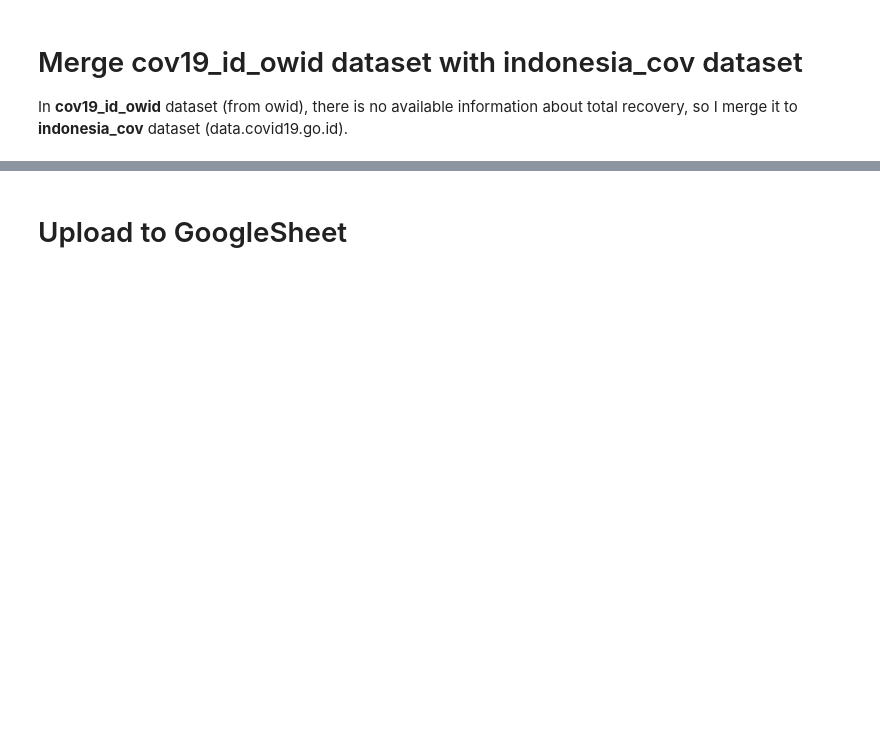
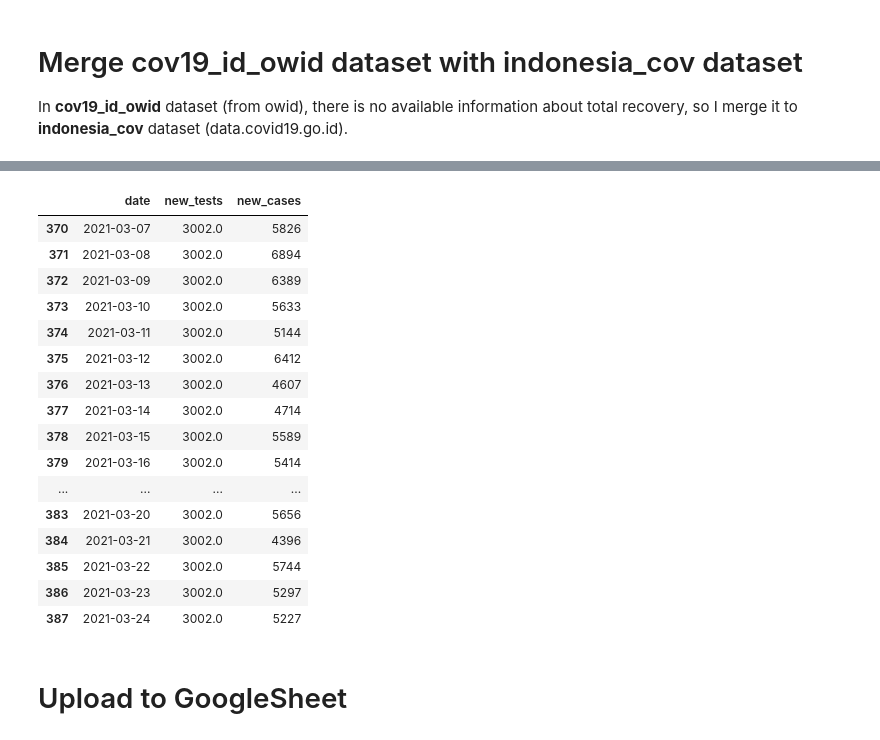
Before and after one commit to Danish-1311/Covid19-Report-Indonesia, a Jupyter notebook: Syntax/Covid19_Indonesia_Complete_Version.ipynb, the cells around one changed output, grey strips where cells are left out. Saved outputs shown, nothing was run; the diff lists cells and outputs as text; code cells hidden in the pictures; blank space fills up the shorter version.

```diff
--- a/Syntax/Covid19_Indonesia_Complete_Version.ipynb
+++ b/Syntax/Covid19_Indonesia_Complete_Version.ipynb
@@ -225,0 +267,27 @@ covid19_indonesia.tail()
+# %%
+#fix the new_tests column part 1
+fix_test1 = ((covid19_indonesia['new_tests'] <= covid19_indonesia['new_cases']) &
+        (covid19_indonesia['date'] <= pd.to_datetime('2020-04-01').date()))
+# %%
+covid19_indonesia.loc[fix_test1, 'new_tests'] = covid19_indonesia['new_cases']
+# %%
+#fix the new_tests column part 2
+covid19_indonesia[covid19_indonesia['new_tests'] < covid19_indonesia['new_cases']][['date', 'new_tests', 'new_cases']]
+# %% [output]
+|  | date | new_tests | new_cases |
+| 370 | 2021-03-07 | 3002.0 | 5826 |
+| 371 | 2021-03-08 | 3002.0 | 6894 |
+| 372 | 2021-03-09 | 3002.0 | 6389 |
+| 373 | 2021-03-10 | 3002.0 | 5633 |
+| 374 | 2021-03-11 | 3002.0 | 5144 |
+| 375 | 2021-03-12 | 3002.0 | 6412 |
+| 376 | 2021-03-13 | 3002.0 | 4607 |
+| 377 | 2021-03-14 | 3002.0 | 4714 |
+| 378 | 2021-03-15 | 3002.0 | 5589 |
+| 379 | 2021-03-16 | 3002.0 | 5414 |
+| ... | ... | ... | ... |
+| 383 | 2021-03-20 | 3002.0 | 5656 |
+| 384 | 2021-03-21 | 3002.0 | 4396 |
+| 385 | 2021-03-22 | 3002.0 | 5744 |
+| 386 | 2021-03-23 | 3002.0 | 5297 |
+| 387 | 2021-03-24 | 3002.0 | 5227 |
```
Also changed, not shown: parts of 21 cells of this notebook, 8 other files.
